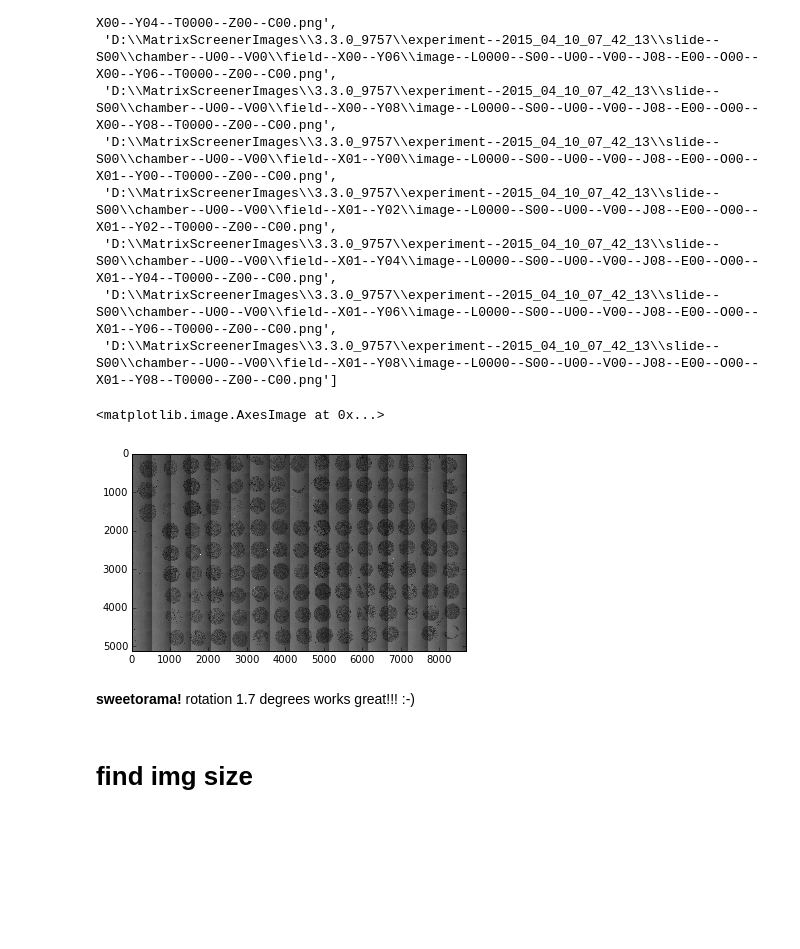
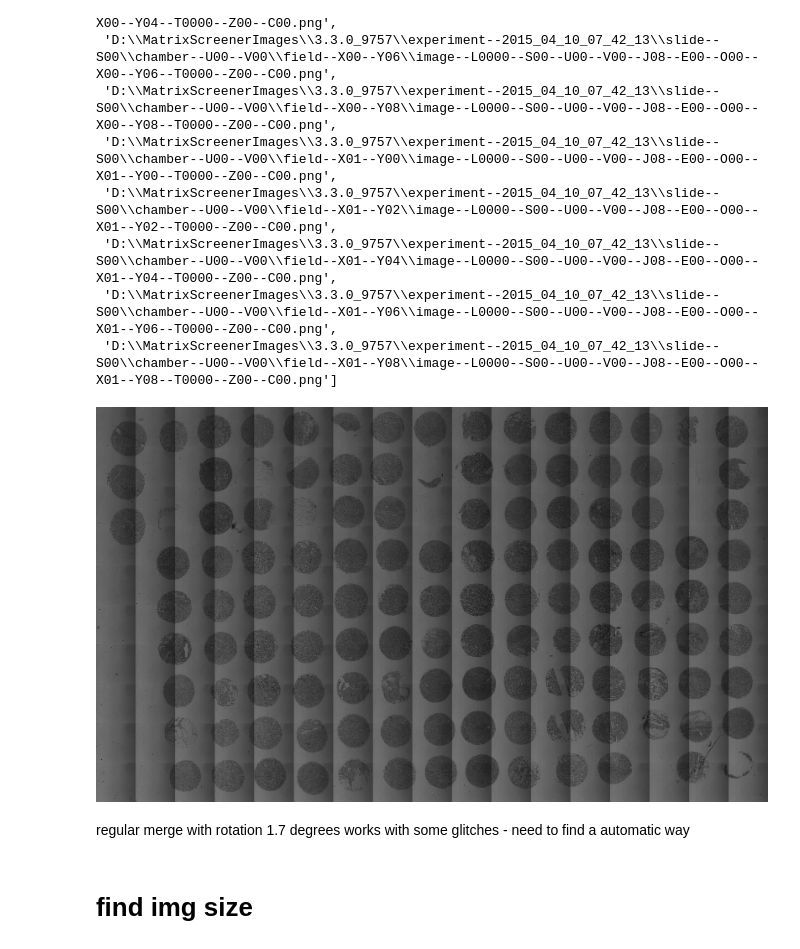
Before and after one commit to arve0/master, a Jupyter notebook: lab/lab 04.09/notes.ipynb, the cells around one changed output. Saved outputs shown, nothing was run; the diff lists cells and outputs as text; code cells hidden in the pictures; blank space fills up the shorter version.

```diff
--- a/lab/lab 04.09/notes.ipynb
+++ b/lab/lab 04.09/notes.ipynb
@@ -74,16 +74,15 @@ for n, img in enumerate(experiment.images):
     y = (n % 10) * 512
     y_end = y + 512
     overview[y:y_end,x:x_end] = io.imread(img)
-# %%
-%matplotlib inline
-io.imshow(overview, cmap='gray')
-# %% [output]
-<matplotlib.image.AxesImage at 0x...>
-[figure, removed]
 # %%
 io.imsave('overview.png', overview)
-# %% [markdown]
-**sweetorama!** rotation 1.7 degrees works great!!! :-)
+# %%
+from IPython import display
+display.Image('overview.png', width=1024)
+# %% [output]
+[figure, added]
+# %% [markdown]
+regular merge with rotation 1.7 degrees works with some glitches - need to find a automatic way
 # %% [markdown]
 # find img size
 # %%
```
Also changed, not shown: 9 other files.
